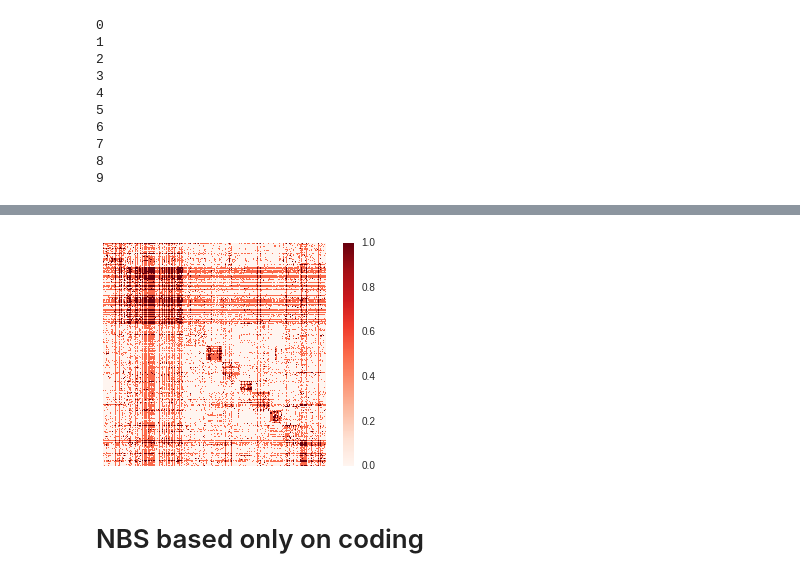
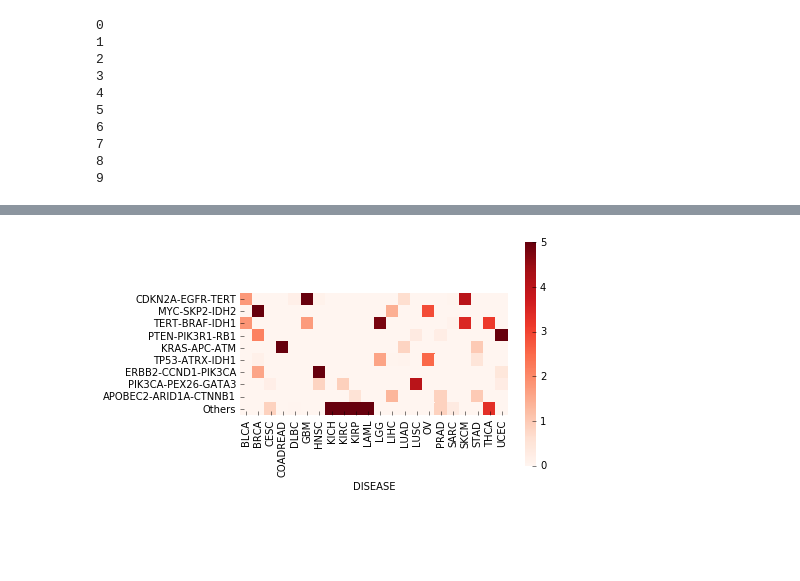
Before and after one commit to wzhang1984/Noncoding-tumor-mutation-paper, a Jupyter notebook: Network-Based_Stratification/NBS2_noncoding_cookbook.ipynb, the cells around one changed output, grey strips where cells are left out. Saved outputs shown, nothing was run; the diff lists cells and outputs as text; code cells hidden in the pictures; blank space fills up the shorter version.

```diff
--- a/Network-Based_Stratification/NBS2_noncoding_cookbook.ipynb
+++ b/Network-Based_Stratification/NBS2_noncoding_cookbook.ipynb
@@ -614,9 +520,10 @@ pat_affinity_matrix=pat_affinity_matrix.drop('K10',axis=1)
+# %%
+df_fisher_fdr = pd.read_table('subtype2disease_fisher_fdr.txt', index_col=0)
 # %%
 %matplotlib inline
 import matplotlib.pyplot as plt
 import seaborn as sns
-ax = sns.heatmap(pat_affinity_matrix,xticklabels=False, yticklabels=False,cmap='Reds',square=True)
+ax = sns.heatmap((-np.log10(df_fisher_fdr)).fillna(0).T.clip(lower=0,upper=5),cmap='Reds', square=True)
+plt.savefig('subtype2disease_fisher_fdr.pdf')
 # %% [output]
-[figure, old version]
+[figure, new version]
-# %% [markdown]
-# NBS based only on coding
```
Also changed, not shown: parts of 24 cells of this notebook.
